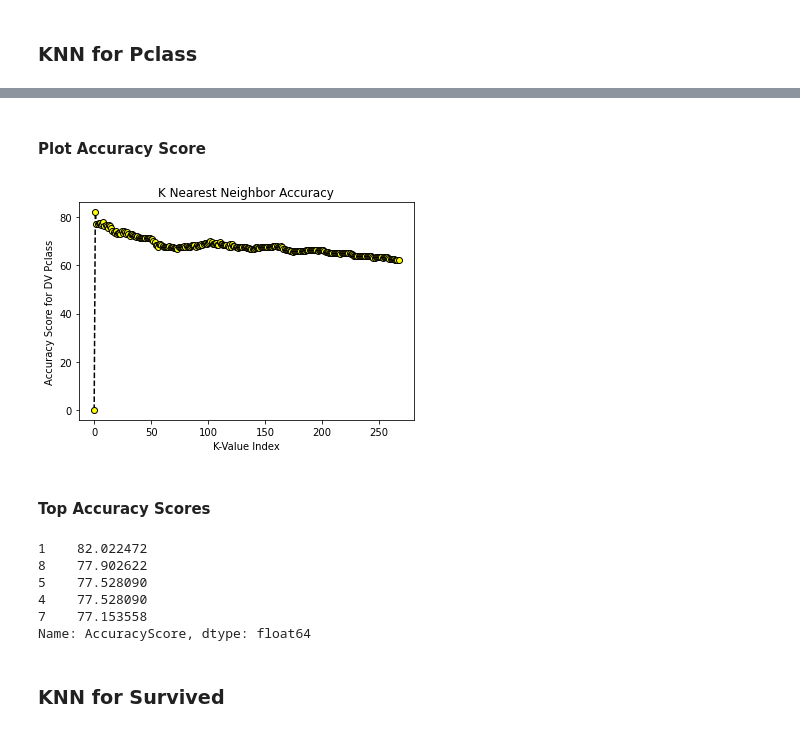
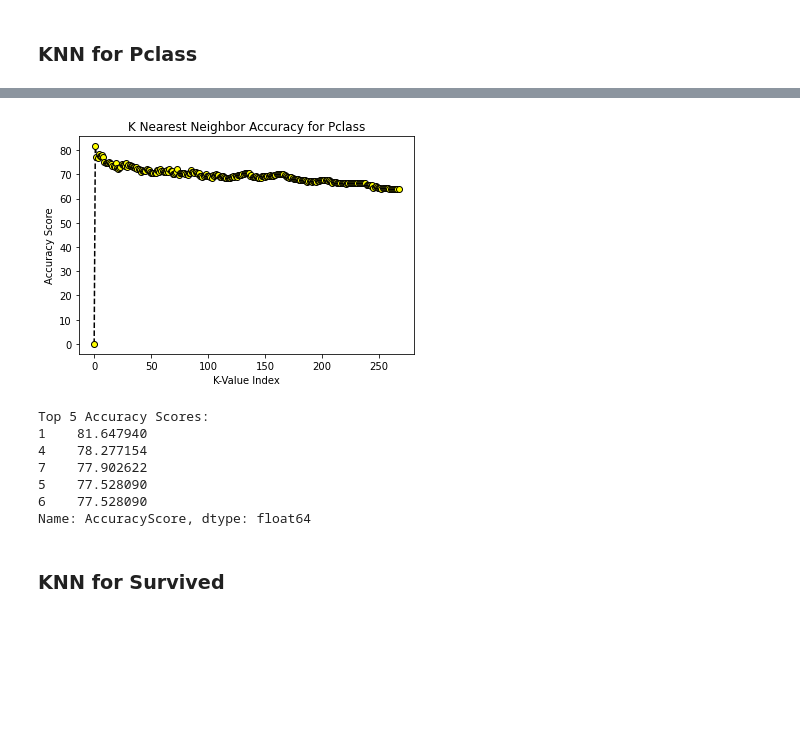
Before and after one commit to Gurunjai/LetsUpgrade-AI-ML, a Jupyter notebook: Day27/Assignment_Day27.ipynb, the cells around one changed output, grey strips where cells are left out. Drawn from its saved outputs; the diff is of its cells as text; code cells hidden in the pictures; blank space fills up the shorter version.

```diff
--- a/Day27/Assignment_Day27.ipynb
+++ b/Day27/Assignment_Day27.ipynb
@@ -202,2 +204,14 @@ def KNeighbor(dv):
+# %%
+def runKClass(dv):
+    Z = KNeighbor(dv)
+
+    plt.plot(Z.index, Z.AccuracyScore, linestyle='dashed', marker='o', markerfacecolor="yellow", color='k')
+    plt.xlabel("K-Value Index")
+    plt.ylabel("Accuracy Score")
+    plt.title("K Nearest Neighbor Accuracy for {0}".format(dv))
+    plt.show();
+
+    print("Top 5 Accuracy Scores:")
+    print(Z.AccuracyScore.sort_values(ascending=False).head())
 # %% [markdown]
 ### KNN for Pclass
@@ -214,23 +218,13 @@ P.head()
-# %% [markdown]
-#### Plot  Accuracy Score
-# %%
-plt.plot(P.index, P.AccuracyScore, linestyle='dashed', marker='o', markerfacecolor="yellow", color='k')
-plt.xlabel("K-Value Index")
-plt.ylabel("Accuracy Score for DV Pclass")
-plt.title("K Nearest Neighbor Accuracy")
-plt.show();
-# %% [output]
-[figure, removed]
-# %% [markdown]
-#### Top Accuracy Scores
-# %%
-P.AccuracyScore.sort_values(ascending=False).head(5)
-# %% [output]
-1    82.022472
-8    77.902622
-5    77.528090
-4    77.528090
-7    77.153558
-Name: AccuracyScore, dtype: float64
+# %%
+runKClass('Pclass')
+# %% [output]
+[figure, added]
+Top 5 Accuracy Scores:
+1    81.647940
+4    78.277154
+7    77.902622
+5    77.528090
+6    77.528090
+Name: AccuracyScore, dtype: float64
 # %% [markdown]
 ### KNN for Survived
```
Also changed, not shown: parts of 42 cells of this notebook.
